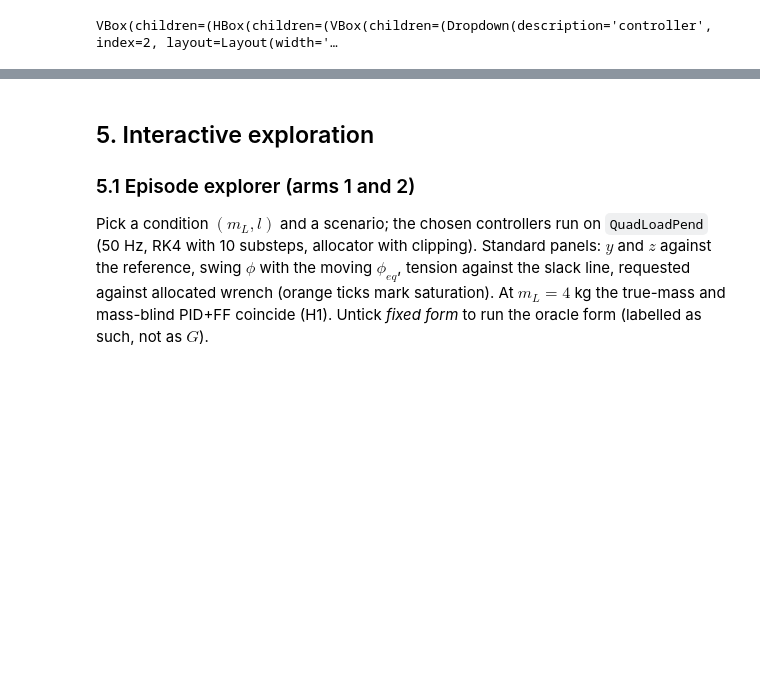
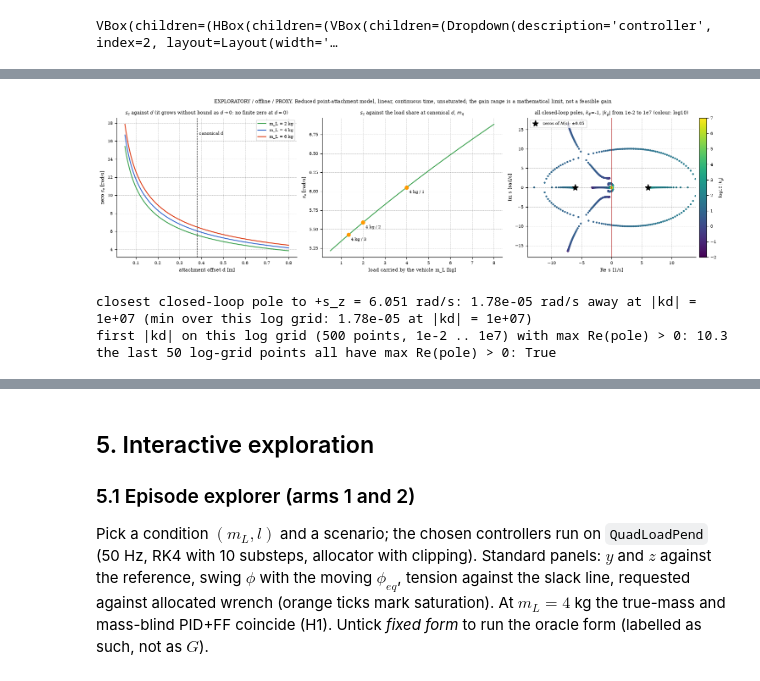
Before and after one commit to Mrjarkos/MRAC_Tutorial, a Jupyter notebook: 06_Baselines_PIDFF_and_Linear_Damper.ipynb, the cells around one changed output, grey strips where cells are left out. Saved outputs shown, nothing was run; the diff lists cells and outputs as text; code cells hidden in the pictures; blank space fills up the shorter version.

```diff
--- a/06_Baselines_PIDFF_and_Linear_Damper.ipynb
+++ b/06_Baselines_PIDFF_and_Linear_Damper.ipynb
@@ -467,0 +565,46 @@ VBox(children=(HBox(children=(VBox(children=(Dropdown(description='controller',
+# %%
+# ---- 4.4: zero location, and the root locus of the closed loop (PID + damper law) as the rate gain grows ---------
+def draw_zero_figure(kp=-1.0):
+    fig, ax = plt.subplots(1, 3, figsize=(15, 4.3))
+    dgrid = np.linspace(0.05, 0.8, 200)
+    for mv in (2.0, 4.0, 6.0):
+        ax[0].plot(dgrid, np.sqrt(G * (VEH.m + mv) / (dgrid * VEH.m)), label="m_L = %g kg" % mv)
+    ax[0].axvline(CANON.payload.d, color="k", ls="--", lw=0.8)
+    ax[0].text(CANON.payload.d + 0.01, ax[0].get_ylim()[1] * 0.9, "canonical d", fontsize=7)
+    ax[0].set_xlabel("attachment offset d [m]"); ax[0].set_ylabel(r"zero $s_z$ [rad/s]"); ax[0].legend(fontsize=7)
+    ax[0].set_title(r"$s_z$ against $d$ (it grows without bound as $d\to0$: no finite zero at $d=0$)", fontsize=8)
+    mgrid = np.linspace(0.5, 8.0, 200)
+    ax[1].plot(mgrid, np.sqrt(G * (VEH.m + mgrid) / (CANON.payload.d * VEH.m)), color="C0")
+    for n in (1, 2, 3):
+        ax[1].plot(4.0 / n, float(sz(4.0 / n, CANON.payload.d)), "o", color="C3")
+        ax[1].annotate("4 kg / %d" % n, (4.0 / n, float(sz(4.0 / n, CANON.payload.d))), textcoords="offset points", xytext=(4, -10), fontsize=7)
+    ax[1].set_xlabel("load carried by the vehicle m_L [kg]"); ax[1].set_ylabel(r"$s_z$ [rad/s]")
+    ax[1].set_title(r"$s_z$ against the load share at canonical $d$, $m_q$", fontsize=8)
+    for a_ in ax[:2]: a_.grid(True, alpha=0.3)
+    kds = -np.logspace(-2, 7, 500)
+    evs = np.array([poles(kp, k, fixed=True) for k in kds])
+    colour = np.repeat(np.log10(-kds), evs.shape[1])
+    sc = ax[2].scatter(evs.real.ravel(), evs.imag.ravel(), c=colour, s=5, cmap="viridis")
+    zz = float(sz(CANON.payload.m_L, CANON.payload.d))
+    ax[2].plot([zz, -zz], [0, 0], "k*", ms=11, label=r"zeros of $N(s)$: $\pm$%.2f" % zz)
+    ax[2].axvline(0, color=style.SLACK_COLOR, lw=0.8)
+    ax[2].set_xlim(-14, 14); ax[2].set_ylim(-18, 18)
+    ax[2].set_xlabel("Re s [1/s]"); ax[2].set_ylabel("Im s [rad/s]"); ax[2].legend(fontsize=7, loc="upper left"); ax[2].grid(True, alpha=0.3)
+    ax[2].set_title(r"all closed-loop poles, $k_\phi$=%g, $|k_{\dot\phi}|$ from 1e-2 to 1e7 (colour: log10)" % kp, fontsize=8)
+    fig.colorbar(sc, ax=ax[2], fraction=0.046, pad=0.02).set_label(r"log10 $|k_{\dot\phi}|$", fontsize=7)
+    fig.suptitle("EXPLORATORY / offline / PROXY. Reduced point-attachment model, linear, continuous time, unsaturated; the gain range is a mathematical limit, not a feasible gain", fontsize=8)
+    fig.tight_layout(); return fig, kds, evs, zz
+
+fig44, kds44, evs44, zz44 = draw_zero_figure()
+plt.show(); plt.close(fig44)
+dist = np.min(np.abs(evs44 - zz44), axis=1)
+unstable_idx = np.flatnonzero(np.max(evs44.real, axis=1) > 0)
+print("closest closed-loop pole to +s_z = %.3f rad/s: %.3g rad/s away at |kd| = %.0e (min over this log grid: %.3g at |kd| = %.0e)" % (
+    zz44, dist[-1], -kds44[-1], dist.min(), -kds44[int(np.argmin(dist))]))
+print("first |kd| on this log grid (500 points, 1e-2 .. 1e7) with max Re(pole) > 0: %.3g" % (-kds44[unstable_idx[0]] if unstable_idx.size else float("nan")))
+print("the last 50 log-grid points all have max Re(pole) > 0: %s" % bool(np.all(np.max(evs44.real[-50:], axis=1) > 0)))
+# %% [output]
+[figure, added]
+closest closed-loop pole to +s_z = 6.051 rad/s: 1.78e-05 rad/s away at |kd| = 1e+07 (min over this log grid: 1.78e-05 at |kd| = 1e+07)
+first |kd| on this log grid (500 points, 1e-2 .. 1e7) with max Re(pole) > 0: 10.3
+the last 50 log-grid points all have max Re(pole) > 0: True
```
Also changed, not shown: parts of 7 cells of this notebook, 6 other files.
